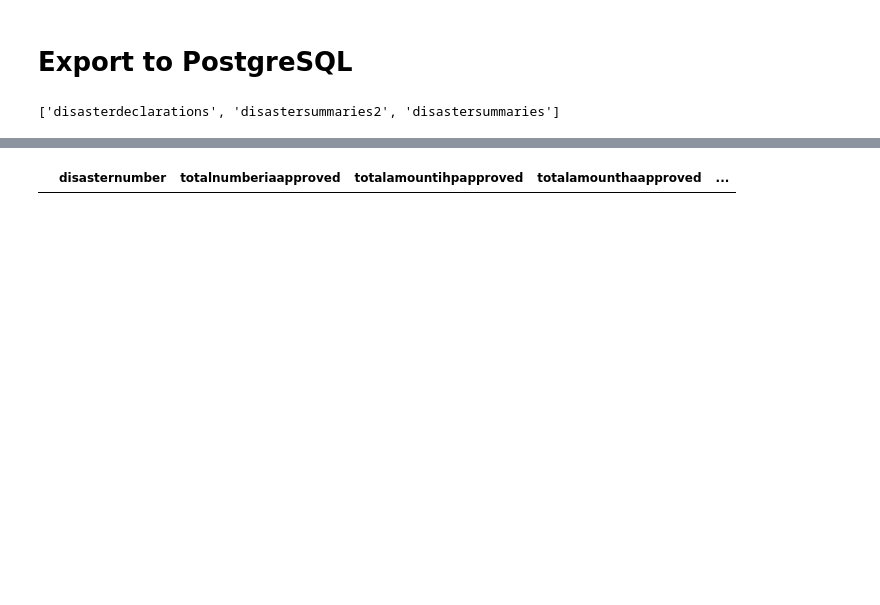
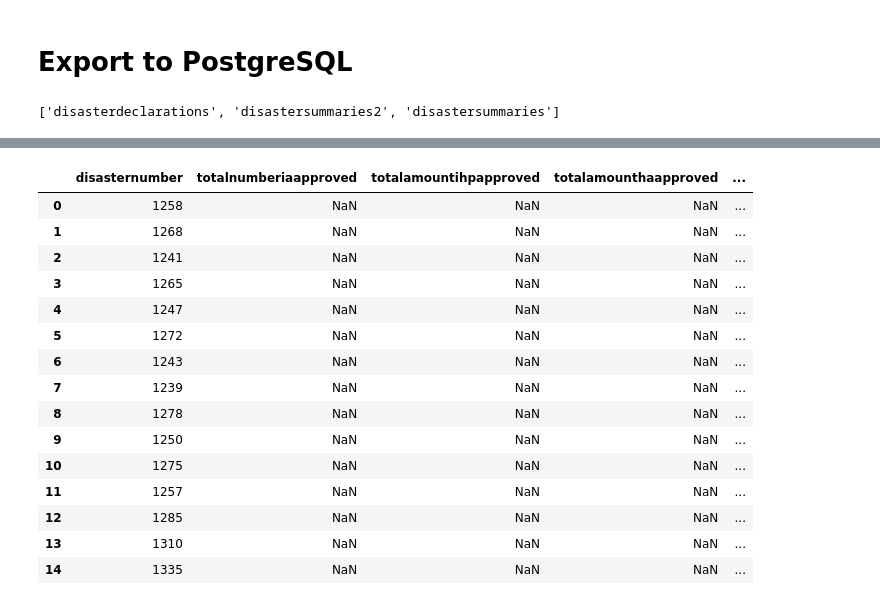
Before and after one commit to juliasweet/Project_2, a Jupyter notebook: DisasterSummariesCSV.ipynb, the cells around one changed output, grey strips where cells are left out. Saved outputs shown, nothing was run; the diff lists cells and outputs as text; code cells hidden in the pictures; blank space fills up the shorter version.

```diff
--- a/DisasterSummariesCSV.ipynb
+++ b/DisasterSummariesCSV.ipynb
@@ -90,4 +85,19 @@ LINE 1: ...obligatedamountcatab, totalobligatedamountcatc2g, "paLoadDat...
 # %%
-pd.read_sql_query('select * from disastersummaries', con=engine).head()
+pd.read_sql_query('select * from disastersummaries', con=engine).head(15)
 # %% [output]
 |  | disasternumber | totalnumberiaapproved | totalamountihpapproved | totalamounthaapproved | ... |
+| 0 | 1258 | NaN | NaN | NaN | ... |
+| 1 | 1268 | NaN | NaN | NaN | ... |
+| 2 | 1241 | NaN | NaN | NaN | ... |
+| 3 | 1265 | NaN | NaN | NaN | ... |
+| 4 | 1247 | NaN | NaN | NaN | ... |
+| 5 | 1272 | NaN | NaN | NaN | ... |
+| 6 | 1243 | NaN | NaN | NaN | ... |
+| 7 | 1239 | NaN | NaN | NaN | ... |
+| 8 | 1278 | NaN | NaN | NaN | ... |
+| 9 | 1250 | NaN | NaN | NaN | ... |
+| 10 | 1275 | NaN | NaN | NaN | ... |
+| 11 | 1257 | NaN | NaN | NaN | ... |
+| 12 | 1285 | NaN | NaN | NaN | ... |
+| 13 | 1310 | NaN | NaN | NaN | ... |
+| 14 | 1335 | NaN | NaN | NaN | ... |
```
Also changed, not shown: parts of 3 cells of this notebook, 1 other file.
